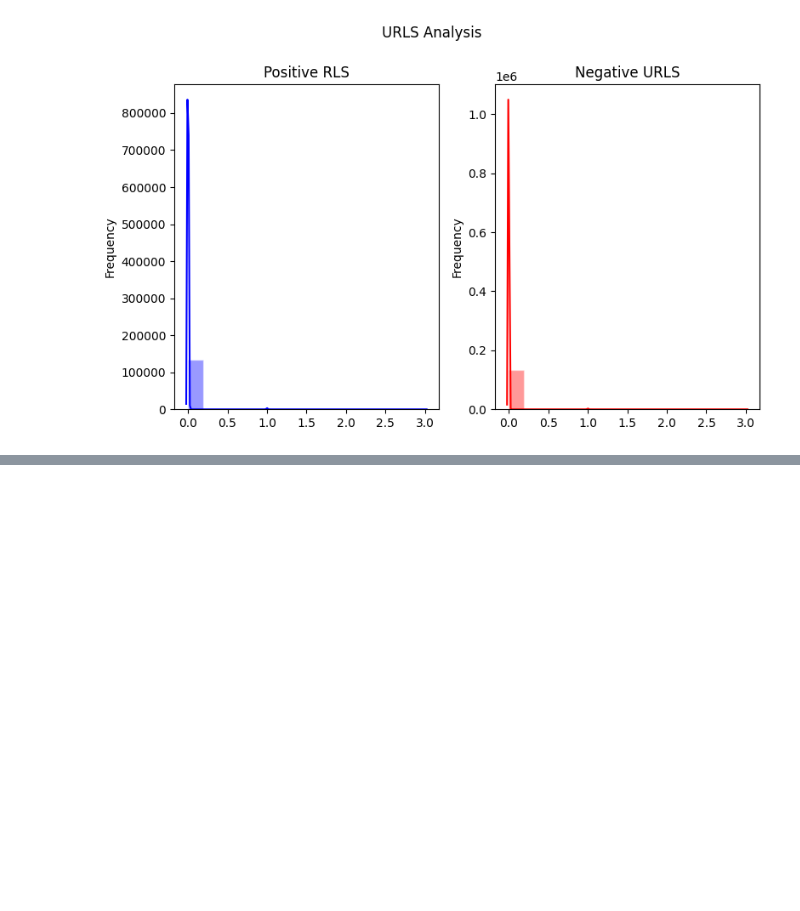
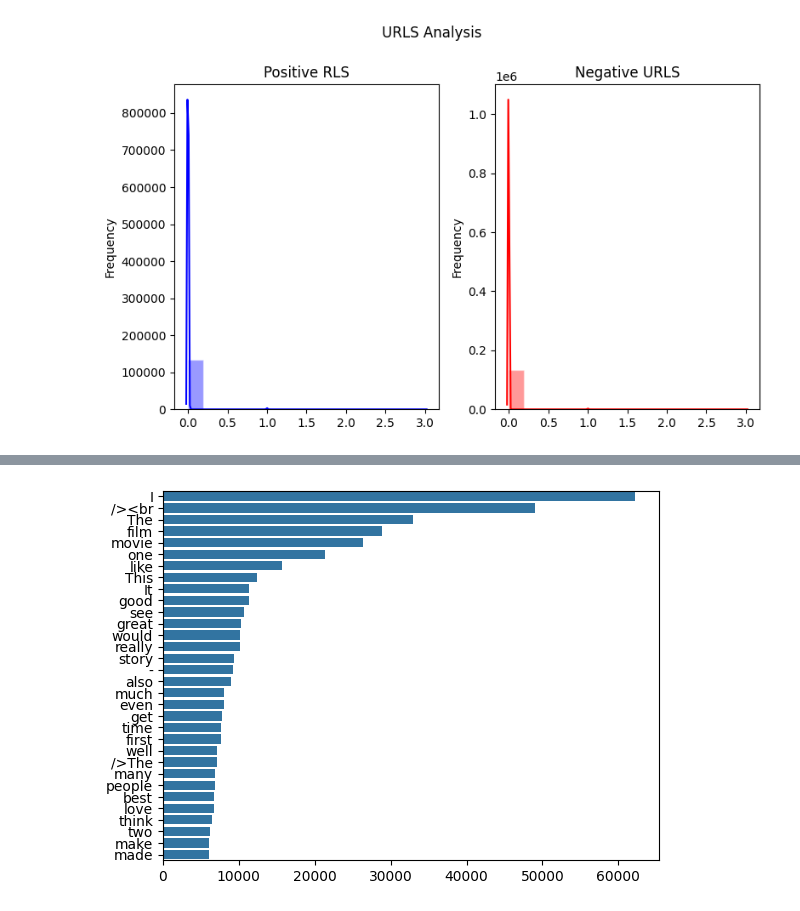
Before and after one commit to ifuu16/Movie_Sentiment_Analysis, a Jupyter notebook: data_preprocessing.ipynb, the cells around one changed output, grey strips where cells are left out. Cells and saved outputs as stored; diff of their text form; code cells hidden in the pictures; blank space fills up the shorter version.

Commit message:
plotted the corpus

```diff
--- a/data_preprocessing.ipynb
+++ b/data_preprocessing.ipynb
@@ -8,8 +8,12 @@ import nltk
 from nltk.corpus import stopwords
 import string
 
+
 #since this is the first time using stopwords let'S download it
 #nltk.download('stopwords')
+
+#defining stop words
+stops = set(stopwords.words('english'))
 # %%
 movie = pd.read_csv("movie.csv")
 movie.head(20)
@@ -183,0 +188,22 @@ wordclouds_visuals(positive_review_word, negative_review_word)
+# %%
+#count the corpus
+from collections import Counter
+
+def create_corpus(word):
+   return[item for sublist in movie[movie['sentiment'] == word]['review'].str.split() for item in sublist]
+
+
+def plot_corpus():
+    counter= Counter(corpus)
+    most_common_words = counter.most_common(100)
+
+    filtered_words = [(word, count) for word,count in most_common_words if word not in stops]
+    x,y = zip(*filtered_words)
+
+    sns.barplot(x=y, y=x)
+# %%
+#plot the positive corpus
+corpus = create_corpus('positive')
+plot_corpus()
+# %% [output]
+[figure, added]
```
Also changed, not shown: parts of 4 cells of this notebook.
